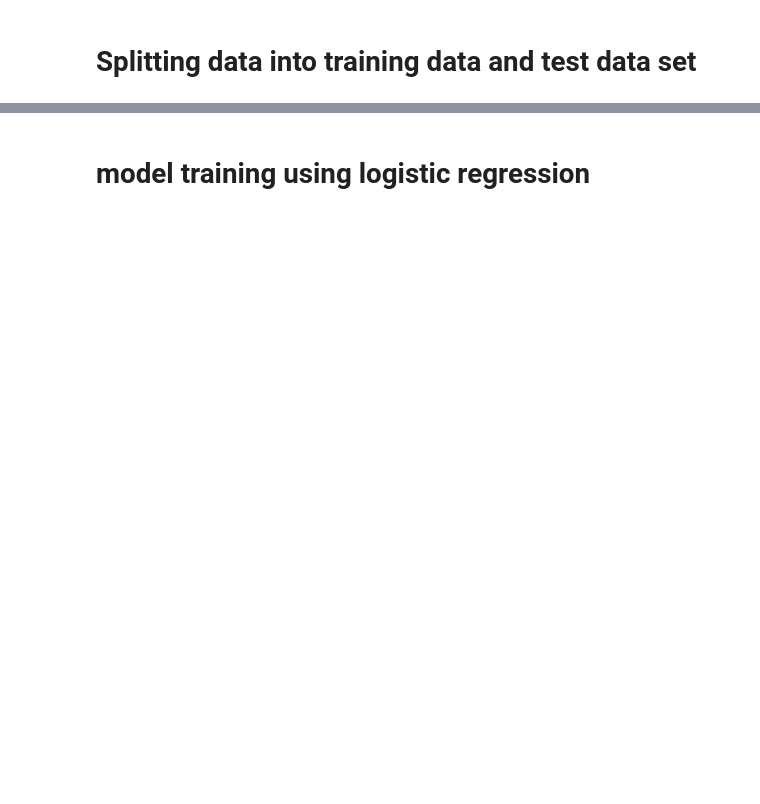
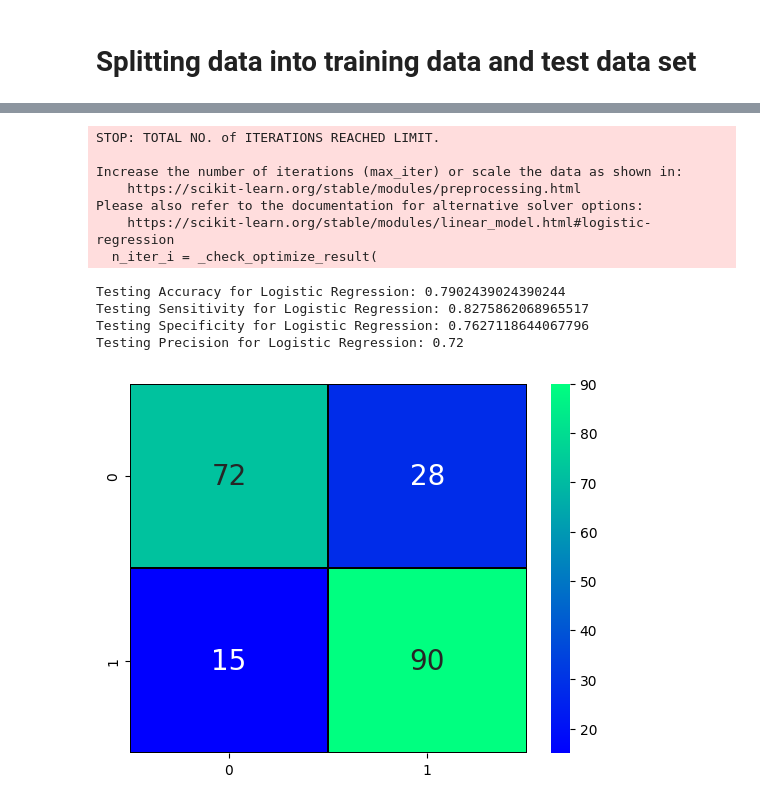
Before and after one commit to Manvd/Heart-disease-prediction-, a Jupyter notebook: Heart_rate_prediction.ipynb, the cells around one changed output, grey strips where cells are left out. Drawn from its saved outputs; the diff is of its cells as text; code cells hidden in the pictures; blank space fills up the shorter version.

```diff
--- a/Heart_rate_prediction.ipynb
+++ b/Heart_rate_prediction.ipynb
@@ -201,2 +159,36 @@ print(X.shape, X_train.shape, X_test.shape)
-# %% [markdown]
-# model training using logistic regression
+# %%
+from sklearn.model_selection import cross_val_score, GridSearchCV
+from sklearn.linear_model import LogisticRegression
+lr=LogisticRegression(C=1.0, class_weight='balanced', dual=False,
+                   fit_intercept=True, intercept_scaling=1, l1_ratio=None,
+                   max_iter=100, multi_class='auto', n_jobs=None, penalty='l2',
+                   random_state=1234, solver='lbfgs', tol=0.0001, verbose=0,
+                   warm_start=False)
+model1=lr.fit(X_train,Y_train)
+prediction1=model1.predict(X_test)
+from sklearn.metrics import confusion_matrix
+cm=confusion_matrix(Y_test,prediction1)
+cm
+sns.heatmap(cm, annot=True,cmap='winter',linewidths=0.3, linecolor='black',annot_kws={"size": 20})
+TP=cm[0][0]
+TN=cm[1][1]
+FN=cm[1][0]
+FP=cm[0][1]
+
+print('Testing Accuracy for Logistic Regression:',(TP+TN)/(TP+TN+FN+FP))
+print('Testing Sensitivity for Logistic Regression:',(TP/(TP+FN)))
+print('Testing Specificity for Logistic Regression:',(TN/(TN+FP)))
+print('Testing Precision for Logistic Regression:',(TP/(TP+FP)))
+# %% [output]
+STOP: TOTAL NO. of ITERATIONS REACHED LIMIT.
+
+Increase the number of iterations (max_iter) or scale the data as shown in:
+    https://scikit-learn.org/stable/modules/preprocessing.html
+Please also refer to the documentation for alternative solver options:
+    https://scikit-learn.org/stable/modules/linear_model.html#logistic-regression
+  n_iter_i = _check_optimize_result(
+Testing Accuracy for Logistic Regression: 0.7902439024390244
+Testing Sensitivity for Logistic Regression: 0.8275862068965517
+Testing Specificity for Logistic Regression: 0.7627118644067796
+Testing Precision for Logistic Regression: 0.72
+[figure, added]
```
Also changed, not shown: parts of 30 cells of this notebook, 3 other files.
